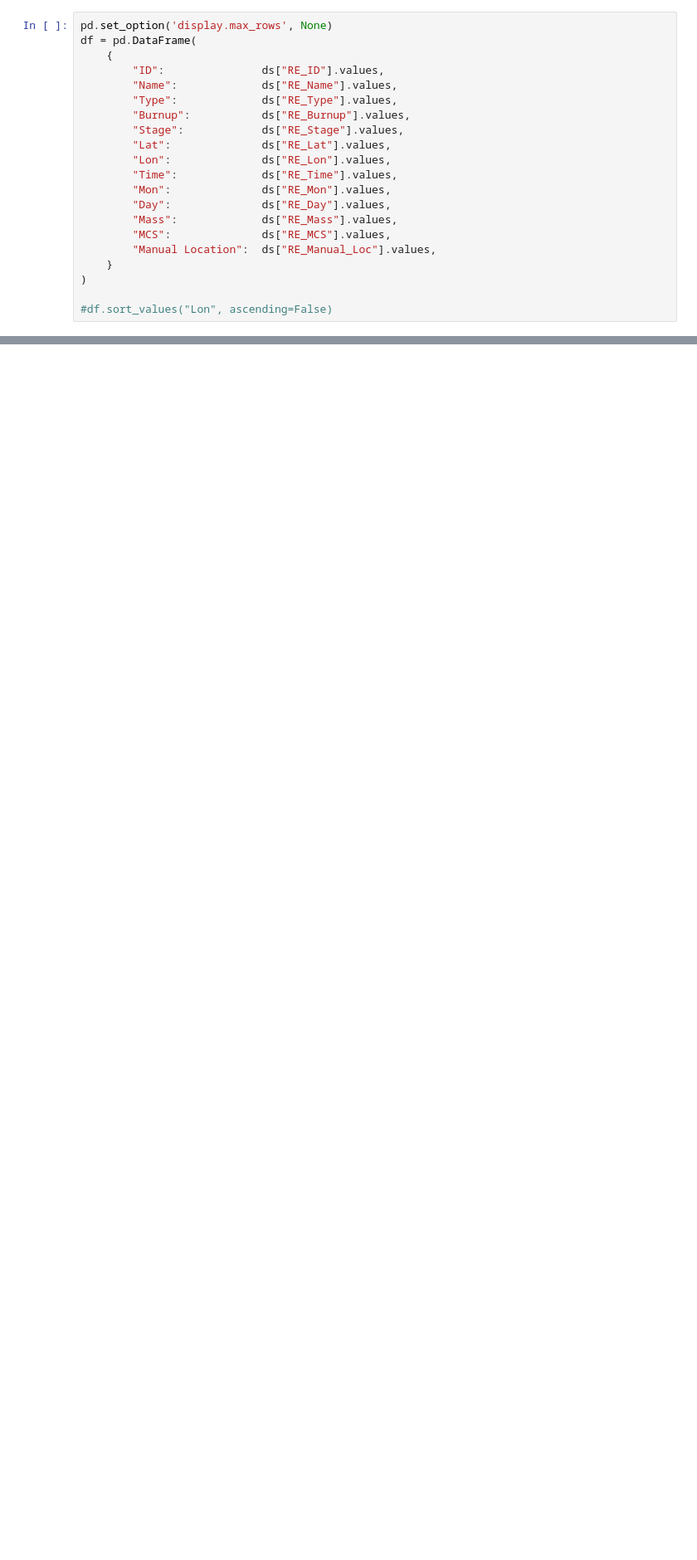
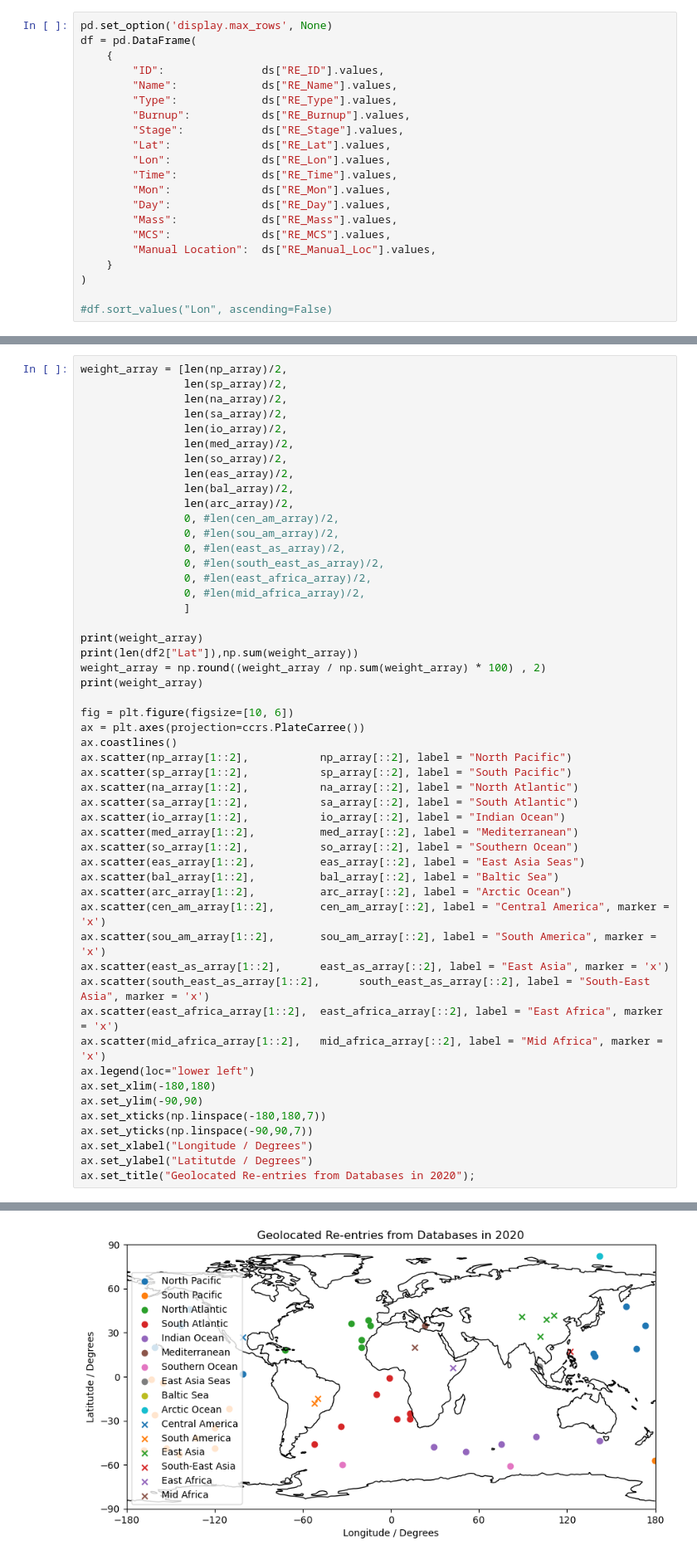
Before and after one commit to cbarker211/Improved_Emission_Profile, a Jupyter notebook: Assign_Geolocations.ipynb, the cells around one changed output, grey strips where cells are left out. Shown: that part at 83% size. Drawn from its saved outputs; the diff is of its cells as text; blank space fills up the shorter version.

```diff
--- a/Assign_Geolocations.ipynb
+++ b/Assign_Geolocations.ipynb
@@ -187,0 +162,52 @@ ax.set_title("Geolocated Re-entries from Databases in 2020");
+# %%
+weight_array = [len(np_array)/2,
+                len(sp_array)/2,
+                len(na_array)/2,
+                len(sa_array)/2,
+                len(io_array)/2,
+                len(med_array)/2,
+                len(so_array)/2,
+                len(eas_array)/2,
+                len(bal_array)/2,
+                len(arc_array)/2,
+                0, #len(cen_am_array)/2,
+                0, #len(sou_am_array)/2,
+                0, #len(east_as_array)/2,
+                0, #len(south_east_as_array)/2,
+                0, #len(east_africa_array)/2,
+                0, #len(mid_africa_array)/2,
+                ]
+
+print(weight_array)
+print(len(df2["Lat"]),np.sum(weight_array))
+weight_array = np.round((weight_array / np.sum(weight_array) * 100) , 2)
+print(weight_array)
+
+fig = plt.figure(figsize=[10, 6])
+ax = plt.axes(projection=ccrs.PlateCarree())
+ax.coastlines()
+ax.scatter(np_array[1::2],           np_array[::2], label = "North Pacific")
+ax.scatter(sp_array[1::2],           sp_array[::2], label = "South Pacific")
+ax.scatter(na_array[1::2],           na_array[::2], label = "North Atlantic")
+ax.scatter(sa_array[1::2],           sa_array[::2], label = "South Atlantic")
+ax.scatter(io_array[1::2],           io_array[::2], label = "Indian Ocean")
+ax.scatter(med_array[1::2],          med_array[::2], label = "Mediterranean")
+ax.scatter(so_array[1::2],           so_array[::2], label = "Southern Ocean")
+ax.scatter(eas_array[1::2],          eas_array[::2], label = "East Asia Seas")
+ax.scatter(bal_array[1::2],          bal_array[::2], label = "Baltic Sea")
+ax.scatter(arc_array[1::2],          arc_array[::2], label = "Arctic Ocean")
+ax.scatter(cen_am_array[1::2],       cen_am_array[::2], label = "Central America", marker = 'x')
+ax.scatter(sou_am_array[1::2],       sou_am_array[::2], label = "South America", marker = 'x')
+ax.scatter(east_as_array[1::2],      east_as_array[::2], label = "East Asia", marker = 'x')
+ax.scatter(south_east_as_array[1::2],      south_east_as_array[::2], label = "South-East Asia", marker = 'x')
+ax.scatter(east_africa_array[1::2],  east_africa_array[::2], label = "East Africa", marker = 'x')
+ax.scatter(mid_africa_array[1::2],   mid_africa_array[::2], label = "Mid Africa", marker = 'x')
+ax.legend(loc="lower left")
+ax.set_xlim(-180,180)
+ax.set_ylim(-90,90)
+ax.set_xticks(np.linspace(-180,180,7))
+ax.set_yticks(np.linspace(-90,90,7))
+ax.set_xlabel("Longitude / Degrees")
+ax.set_ylabel("Latitutde / Degrees")
+ax.set_title("Geolocated Re-entries from Databases in 2020");
+# %% [output]
@@ -188,3 +218,4 @@ ax.set_title("Geolocated Re-entries from Databases in 2020");
+[figure, added]
 # %%
 # Randomly assign a location to each entry that is missing a geolocation tag.
 
```
Also changed, not shown: parts of 8 cells of this notebook, 7 other files.
